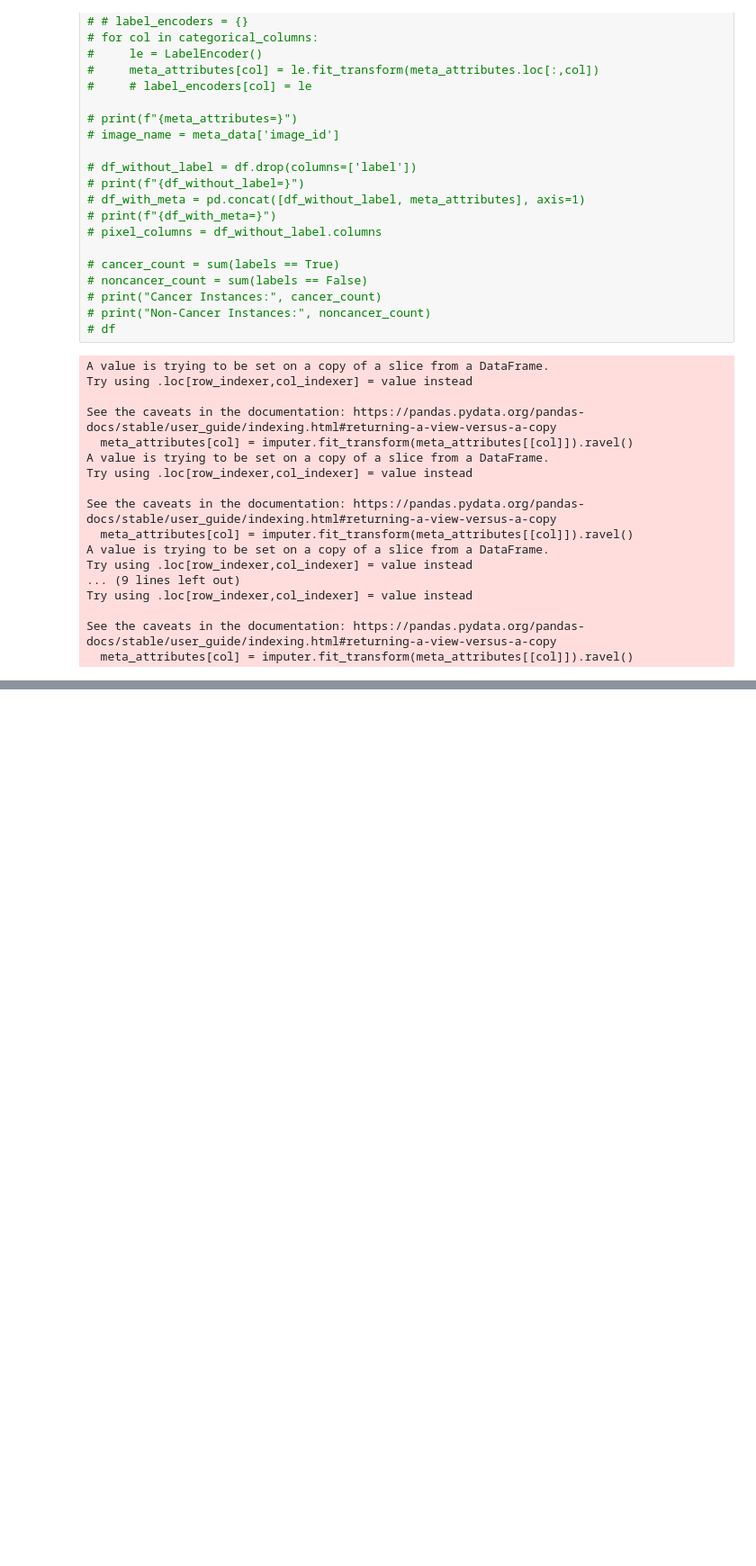
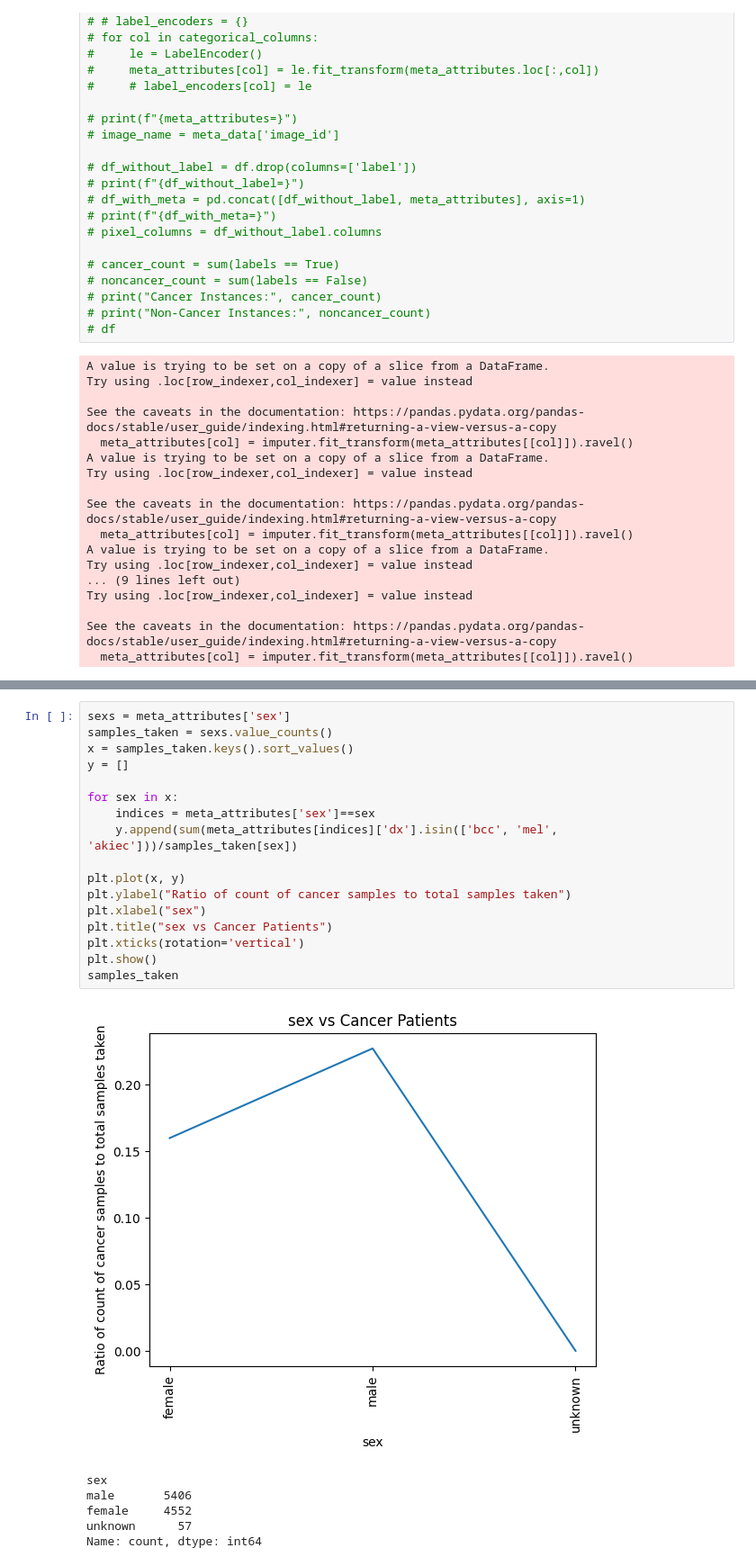
Before and after one commit to ShivanshuKGupta/AI_in_HC, a Jupyter notebook: analysis.ipynb, the cells around one changed output, grey strips where cells are left out. Shown at 90% size. Cells and saved outputs as stored; diff of their text form; blank space fills up the shorter version.

```diff
--- a/analysis.ipynb
+++ b/analysis.ipynb
@@ -104,0 +170,24 @@ Name: count, dtype: int64
+# %%
+sexs = meta_attributes['sex']
+samples_taken = sexs.value_counts()
+x = samples_taken.keys().sort_values()
+y = []
+
+for sex in x:
+    indices = meta_attributes['sex']==sex
+    y.append(sum(meta_attributes[indices]['dx'].isin(['bcc', 'mel', 'akiec']))/samples_taken[sex])
+
+plt.plot(x, y)
+plt.ylabel("Ratio of count of cancer samples to total samples taken")
+plt.xlabel("sex")
+plt.title("sex vs Cancer Patients")
+plt.xticks(rotation='vertical')
+plt.show()
+samples_taken
+# %% [output]
+[figure, added]
+sex
+male       5406
+female     4552
+unknown      57
+Name: count, dtype: int64
```
Also changed, not shown: parts of 3 cells of this notebook.
